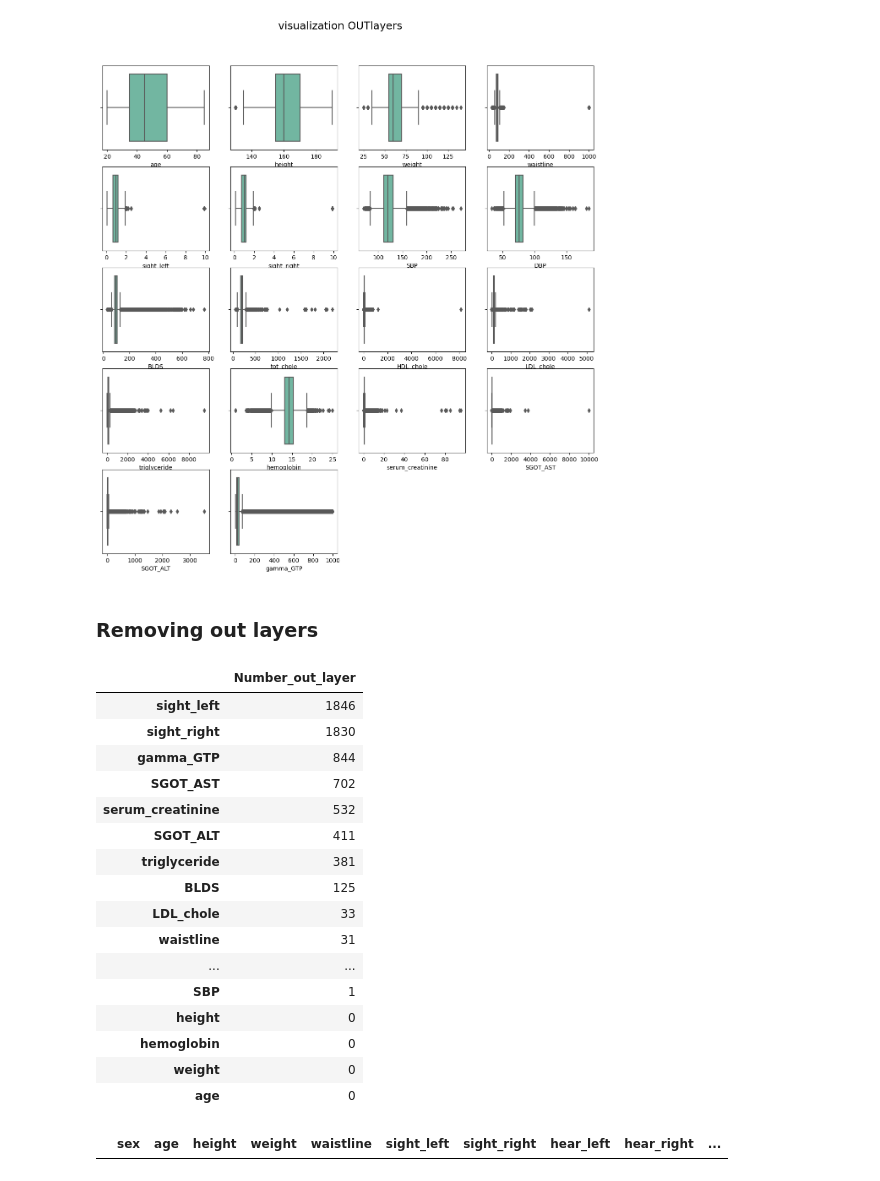
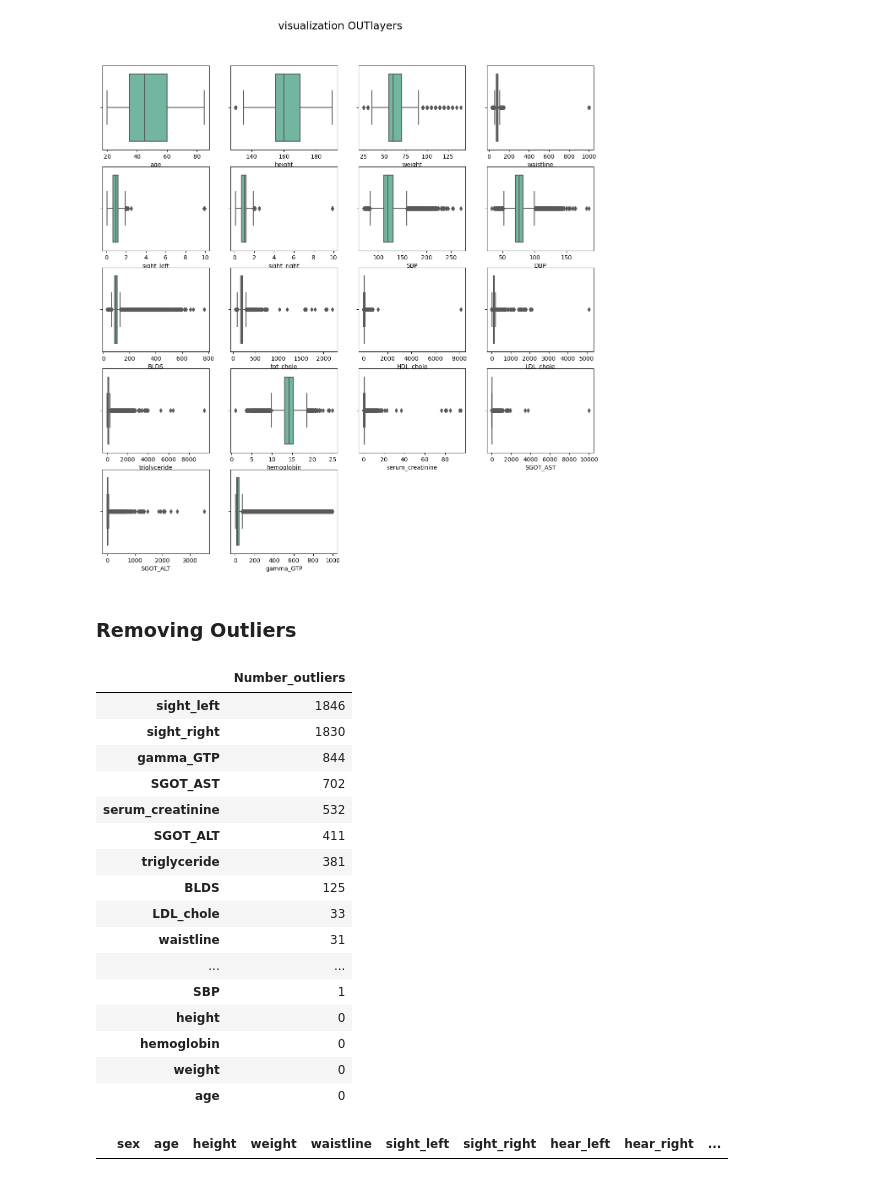
Before and after one commit to Santiago-Rosas/Deployment-LGBMClasiffier, a Jupyter notebook: notebooks/notebook.ipynb, the cells around one changed output. Saved outputs shown, nothing was run; the diff lists cells and outputs as text; code cells hidden in the pictures.

```diff
--- a/notebooks/notebook.ipynb
+++ b/notebooks/notebook.ipynb
@@ -124,5 +124,5 @@ plt.show()
 # %% [output]
 [figure]
 # %% [markdown]
-### Removing out layers
+### Removing Outliers
 # %%
@@ -131,7 +131,7 @@ from out_layers import  remove_out_layers_from_df, table_outlayers ###becaouse w
 # %%
-table_outlayers(df,numeric_cols)
+table_outliers(df,numeric_cols)
 # %% [output]
-|  | Number_out_layer |
+|  | Number_outliers |
 | sight_left | 1846 |
 | sight_right | 1830 |
 | gamma_GTP | 844 |
```
Also changed, not shown: parts of 4 cells of this notebook, 3 other files.
